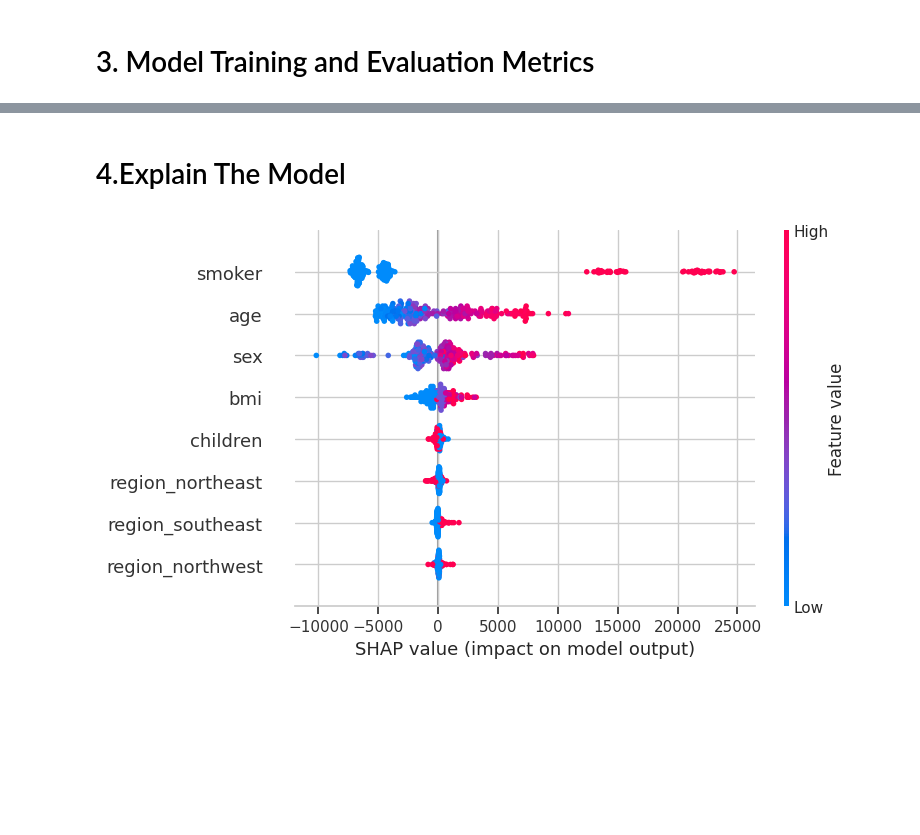
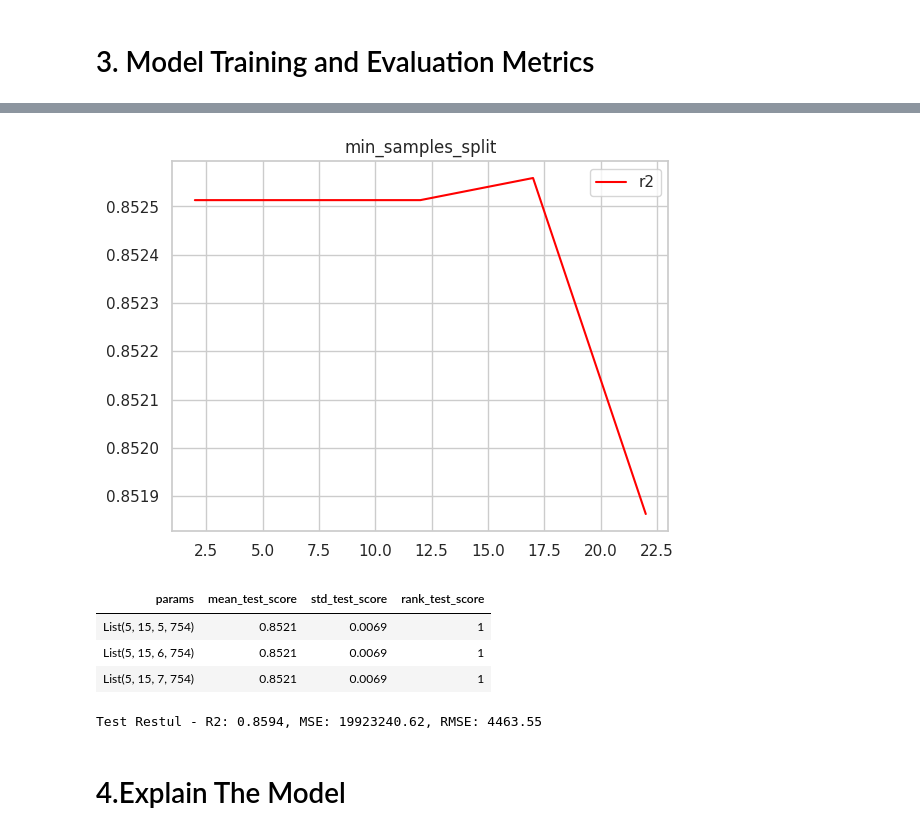
Before and after one commit to JohnsRun/Spark_Knowledge, a Jupyter notebook: SparkAPI_Machine_Learning/Health_Insurance_Medical_Payout_Prediction.ipynb, the cells around one changed output, grey strips where cells are left out. Drawn from its saved outputs; the diff is of its cells as text; code cells hidden in the pictures; blank space fills up the shorter version.

```diff
--- a/SparkAPI_Machine_Learning/Health_Insurance_Medical_Payout_Prediction.ipynb
+++ b/SparkAPI_Machine_Learning/Health_Insurance_Medical_Payout_Prediction.ipynb
@@ -190,20 +188,50 @@ print(f"Linear Regression - MSE: {mse_linear}, R2: {r2_linear}")
+# %%
+para = 'min_samples_split'
+rf = RandomForestRegressor(min_samples_leaf=6
+                           ,n_estimators=750
+                           ,max_depth=6
+                           ,random_state=1)
+plot_learning_curve(rf, para, start=2, end=26, step=5, cv=3)
+# %% [output]
+[figure, added]
+# %%
+param_grid = {
+    'n_estimators': list(range(745, 755, 1)),
+    'max_depth': [5, 6, 7],
+    'min_samples_split': [5, 6, 7],
+    'min_samples_leaf': [15, 16, 17]
+}
+
+rf = RandomForestRegressor(random_state=1)
+
+grid_search = GridSearchCV(estimator=rf, param_grid=param_grid, cv=3, scoring='r2', n_jobs=-1)
+
+grid_search.fit(X_train, y_train)
+
+results = pd.DataFrame(grid_search.cv_results_)[['params', 'mean_test_score', 'std_test_score', 'rank_test_score']]
+
+results = results.sort_values(by='mean_test_score', ascending=False).round(4)
+
+results.head(3).display()
+# %% [output]
+| params | mean_test_score | std_test_score | rank_test_score |
+| List(5, 15, 5, 754) | 0.8521 | 0.0069 | 1 |
+| List(5, 15, 6, 754) | 0.8521 | 0.0069 | 1 |
+| List(5, 15, 7, 754) | 0.8521 | 0.0069 | 1 |
+# %%
+rf = RandomForestRegressor( n_estimators=754
+                           ,max_depth=5
+                           ,min_samples_leaf=15
+                           ,min_samples_split=5
+                           ,random_state=1)
+rf.fit(X_train, y_train)
+predictions_rf = rf.predict(X_test)
+
+mse_rf = mean_squared_error(y_test, predictions_rf).round(2)
+rmse_rf = np.sqrt(mse_rf).round(2)
+r2_rf = r2_score(y_test, predictions_rf).round(4)
+print(f'Test Restul - R2: {r2_rf}, MSE: {mse_rf}, RMSE: {rmse_rf}')
+# %% [output]
+Test Restul - R2: 0.8594, MSE: 19923240.62, RMSE: 4463.55
 # %% [markdown]
 # 4.Explain The Model
-# %%
-import shap
-
-from sklearn.ensemble import RandomForestRegressor
-
-rf = RandomForestRegressor(n_estimators=100, random_state=42)
-rf.fit(X_train_scaled, y_train)
-predictions_rf = rf.predict(X_test_scaled)
-
-explainer = shap.Explainer(rf, X_train_scaled)
-shap_values = explainer(X_test_scaled, check_additivity=False)
-
-
-
-feature_names = ['age', 'sex', 'bmi', 'children', 'smoker', 'region_southeast','region_northwest','region_northeast']
-shap.summary_plot(shap_values, feature_names=feature_names)
-# %% [output]
-[figure, removed]
```
Also changed, not shown: parts of 17 cells of this notebook, 1 other file.
